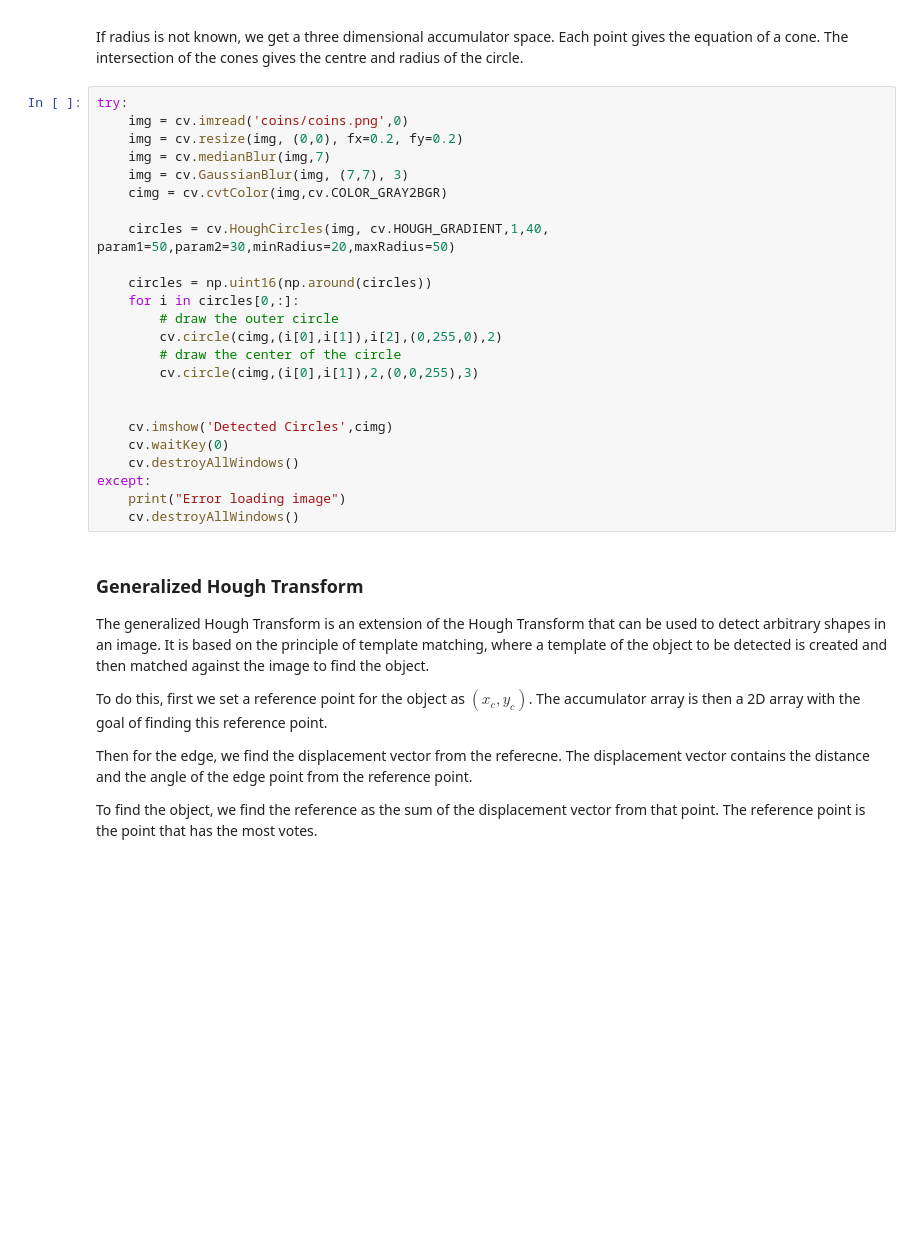
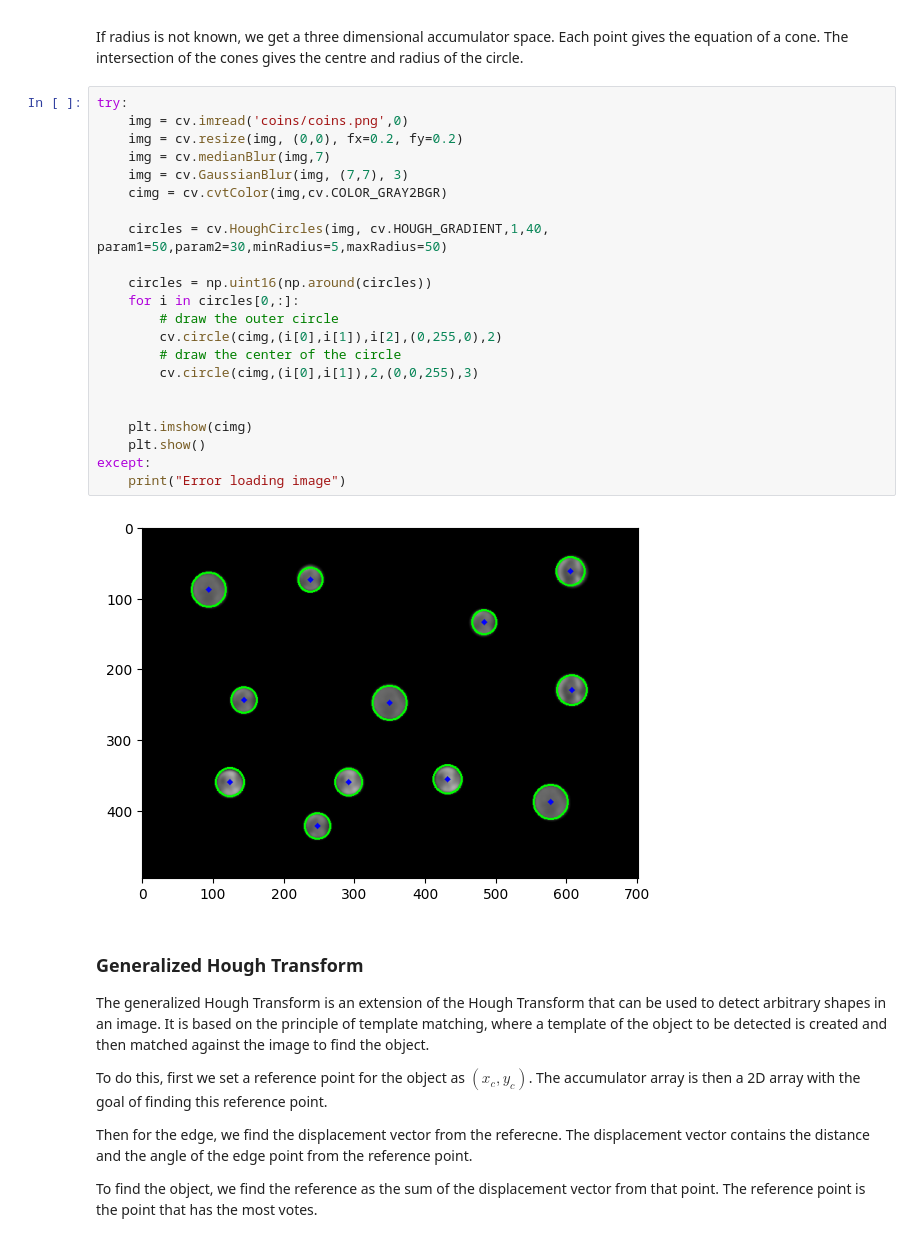
Before and after one commit to Warren-SJ/Image-Processing-Exercises, a Jupyter notebook: 05-Fitting.ipynb, the cells around one changed output. Cells and saved outputs as stored; diff of their text form; blank space fills up the shorter version.

```diff
--- a/05-Fitting.ipynb
+++ b/05-Fitting.ipynb
@@ -541,27 +539,27 @@ If radius is not known, we get a three dimensional accumulator space. Each point
 # %%
 try:
     img = cv.imread('coins/coins.png',0)
     img = cv.resize(img, (0,0), fx=0.2, fy=0.2)
     img = cv.medianBlur(img,7)
     img = cv.GaussianBlur(img, (7,7), 3)
     cimg = cv.cvtColor(img,cv.COLOR_GRAY2BGR)
 
-    circles = cv.HoughCircles(img, cv.HOUGH_GRADIENT,1,40, param1=50,param2=30,minRadius=20,maxRadius=50)
+    circles = cv.HoughCircles(img, cv.HOUGH_GRADIENT,1,40, param1=50,param2=30,minRadius=5,maxRadius=50)
 
     circles = np.uint16(np.around(circles))
     for i in circles[0,:]:
         # draw the outer circle
         cv.circle(cimg,(i[0],i[1]),i[2],(0,255,0),2)
         # draw the center of the circle
         cv.circle(cimg,(i[0],i[1]),2,(0,0,255),3)
 
 
-    cv.imshow('Detected Circles',cimg)
-    cv.waitKey(0)
-    cv.destroyAllWindows()
+    plt.imshow(cimg)
+    plt.show()
 except:
     print("Error loading image")
-    cv.destroyAllWindows()
+# %% [output]
+[figure, added]
 # %% [markdown]
 ### Generalized Hough Transform
 
```
Also changed, not shown: parts of 2 cells of this notebook, 1 other file.
